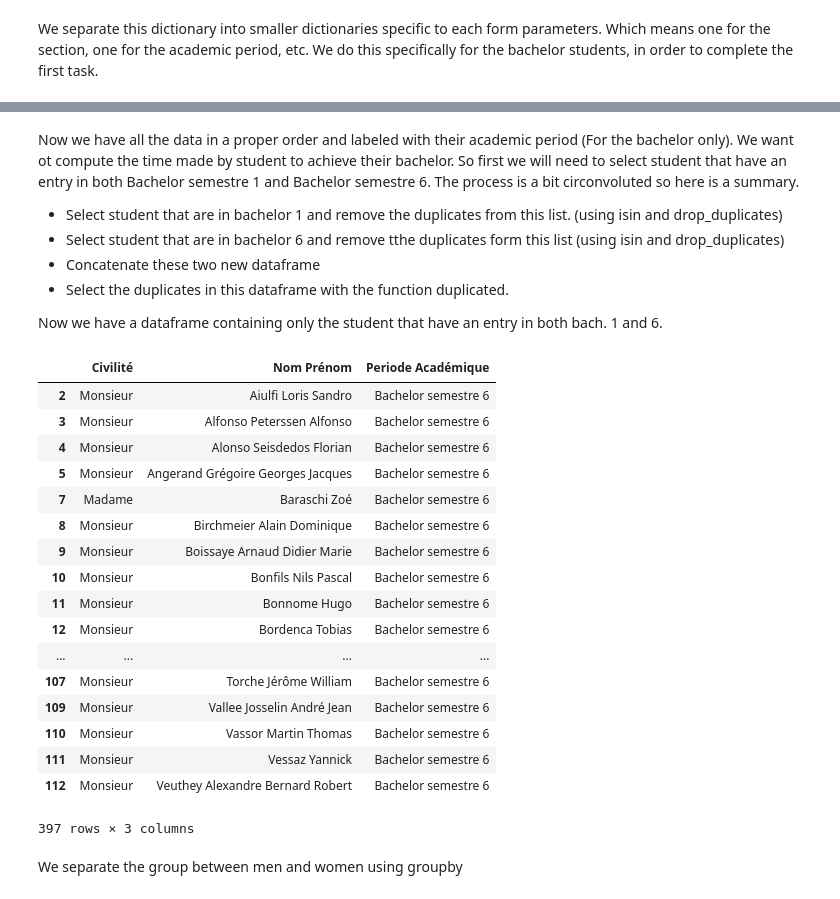
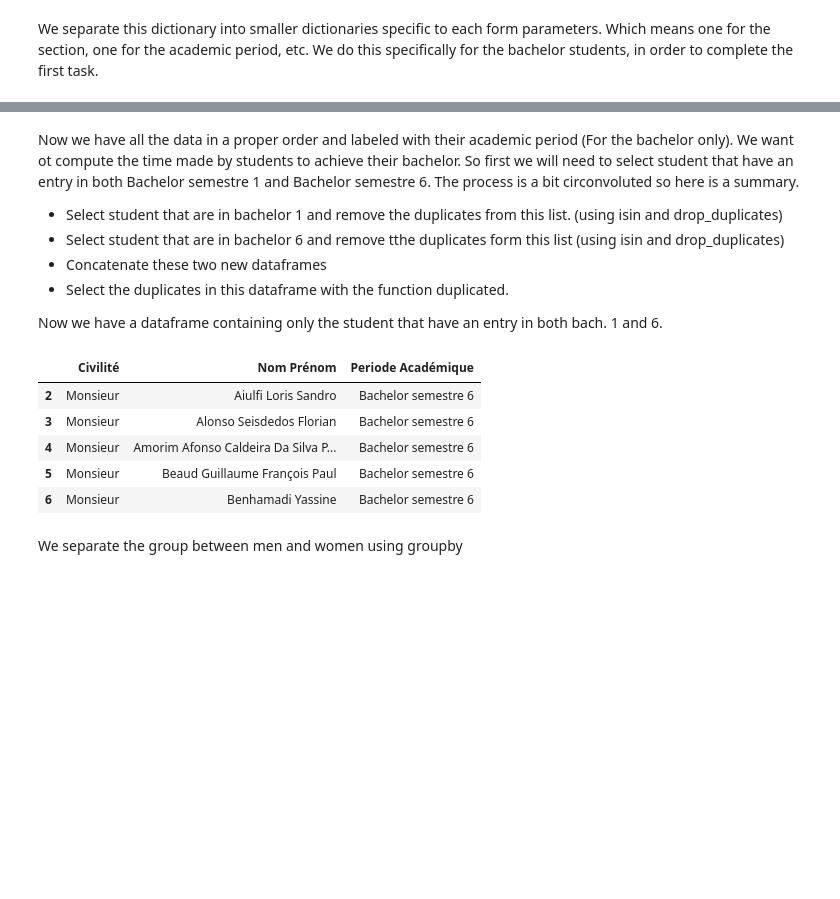
Before and after one commit to ThomVett/Homework, a Jupyter notebook: HW_02/Homework 2.ipynb, the cells around one changed output, grey strips where cells are left out. Drawn from its saved outputs; the diff is of its cells as text; code cells hidden in the pictures; blank space fills up the shorter version.

```diff
--- a/HW_02/Homework 2.ipynb
+++ b/HW_02/Homework 2.ipynb
@@ -168,53 +150,39 @@ data_all
 # %% [markdown]
-Now we have all the data in a proper order and labeled with their academic period (For the bachelor only). We want ot compute the time made by student to achieve their bachelor. So first we will need to select student that have an entry in both Bachelor semestre 1 and Bachelor semestre 6. The process is a bit circonvoluted so here is a summary.
+Now we have all the data in a proper order and labeled with their academic period (For the bachelor only). We want ot compute the time made by students to achieve their bachelor. So first we will need to select student that have an entry in both Bachelor semestre 1 and Bachelor semestre 6. The process is a bit circonvoluted so here is a summary.
 
 - Select student that are in bachelor 1 and remove the duplicates from this list. (using isin and drop_duplicates)
 - Select student that are in bachelor 6 and remove tthe duplicates form this list (using isin and drop_duplicates)
-- Concatenate these two new dataframe
+- Concatenate these two new dataframes
 - Select the duplicates in this dataframe with the function duplicated.
 
 Now we have a dataframe containing only the student that have an entry in both bach. 1 and 6.
 # %%
 #Here we take the student that are in bachelor 1 and we remove the duplicates
 
 student_bachelor_1 = data_all[data_all['Periode Académique'].isin(['Bachelor semestre 1'])]
 
 student_bachelor_1_unique = student_bachelor_1.drop_duplicates(subset='Nom Prénom')
 
 
 #Here we take the student that are in bachelor 6 and we remove the duplicates
 
 student_bachelor_6 = data_all[data_all['Periode Académique'].isin(['Bachelor semestre 6'])]
 
 student_bachelor_6_unique = student_bachelor_6.drop_duplicates(subset='Nom Prénom')
-student_bachelor_6_unique
 
 #Concatenation of the 2 duplicates.
 student_bachelor_1_6 = pd.concat([student_bachelor_1_unique, student_bachelor_6_unique])
-student_bachelor_1_6
 
 #Select the duplicates
 student_bachelor_unique = student_bachelor_1_6[student_bachelor_1_6.duplicated(subset='Nom Prénom')]
-student_bachelor_unique
+student_bachelor_unique.head()
 # %% [output]
 |  | Civilité | Nom Prénom | Periode Académique |
 | 2 | Monsieur | Aiulfi Loris Sandro | Bachelor semestre 6 |
-| 3 | Monsieur | Alfonso Peterssen Alfonso | Bachelor semestre 6 |
-| 4 | Monsieur | Alonso Seisdedos Florian | Bachelor semestre 6 |
-| 5 | Monsieur | Angerand Grégoire Georges Jacques | Bachelor semestre 6 |
-| 7 | Madame | Baraschi Zoé | Bachelor semestre 6 |
-| 8 | Monsieur | Birchmeier Alain Dominique | Bachelor semestre 6 |
-| 9 | Monsieur | Boissaye Arnaud Didier Marie | Bachelor semestre 6 |
-| 10 | Monsieur | Bonfils Nils Pascal | Bachelor semestre 6 |
-| 11 | Monsieur | Bonnome Hugo | Bachelor semestre 6 |
-| 12 | Monsieur | Bordenca Tobias | Bachelor semestre 6 |
-| ... | ... | ... | ... |
-| 107 | Monsieur | Torche Jérôme William | Bachelor semestre 6 |
-| 109 | Monsieur | Vallee Josselin André Jean | Bachelor semestre 6 |
-| 110 | Monsieur | Vassor Martin Thomas | Bachelor semestre 6 |
-| 111 | Monsieur | Vessaz Yannick | Bachelor semestre 6 |
-| 112 | Monsieur | Veuthey Alexandre Bernard Robert | Bachelor semestre 6 |
+| 3 | Monsieur | Alonso Seisdedos Florian | Bachelor semestre 6 |
+| 4 | Monsieur | Amorim Afonso Caldeira Da Silva P... | Bachelor semestre 6 |
+| 5 | Monsieur | Beaud Guillaume François Paul | Bachelor semestre 6 |
+| 6 | Monsieur | Benhamadi Yassine | Bachelor semestre 6 |
-397 rows × 3 columns
 # %% [markdown]
 We separate the group between men and women using groupby
 # %%
```
Also changed, not shown: parts of 52 cells of this notebook.
